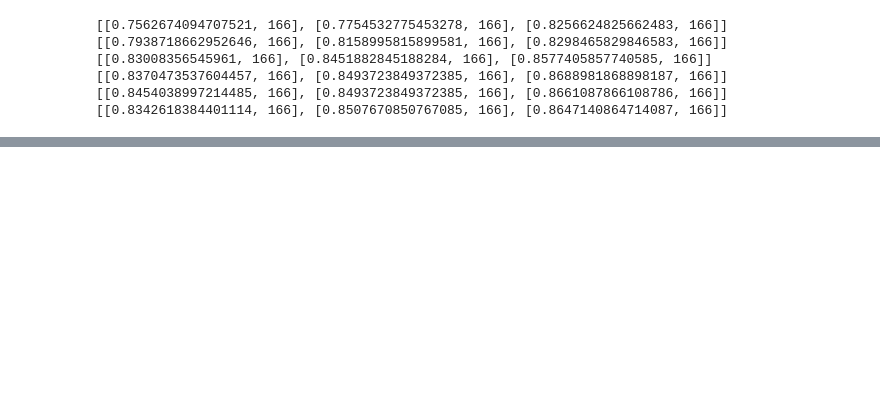
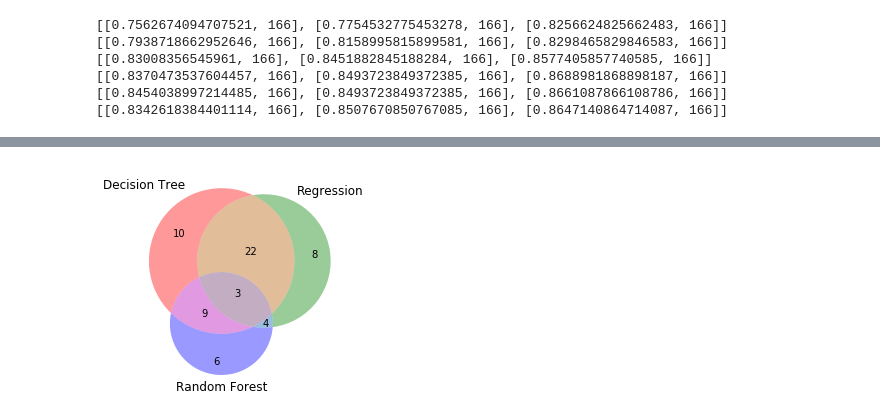
Before and after one commit to ojaswee/predicting_patient_mortality, a Jupyter notebook: 05_regression.ipynb, the cells around one changed output, grey strips where cells are left out. Saved outputs shown, nothing was run; the diff lists cells and outputs as text; code cells hidden in the pictures; blank space fills up the shorter version.

```diff
--- a/05_regression.ipynb
+++ b/05_regression.ipynb
@@ -112,0 +116,9 @@ print (variables)
+# %%
+import matplotlib.pyplot as plt
+from matplotlib_venn import venn3
+
+# Custom text labels: change the label of group A
+v=venn3(subsets = (10, 8, 22, 6,9,4,3), set_labels = ('Decision Tree', 'Regression', 'Random Forest'))
+plt.show()
+# %% [output]
+[figure, added]
```
Also changed, not shown: parts of 7 cells of this notebook, 3 other files.
